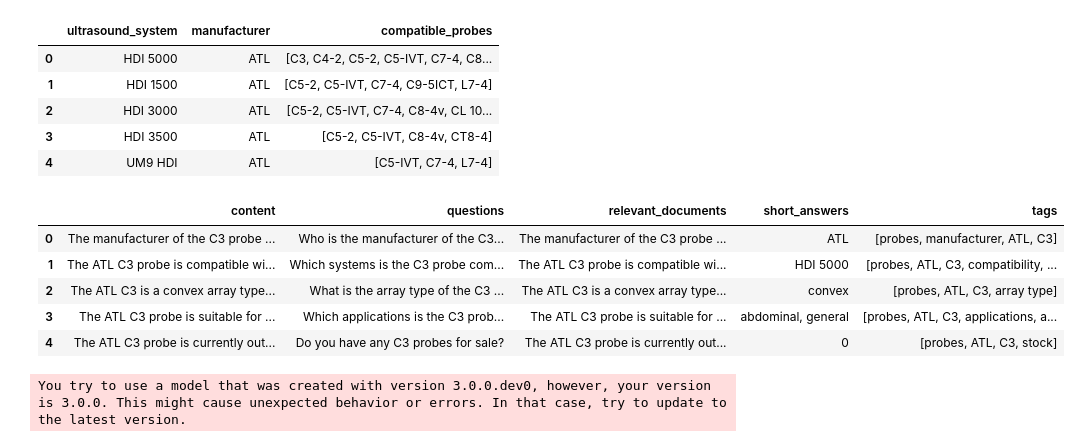
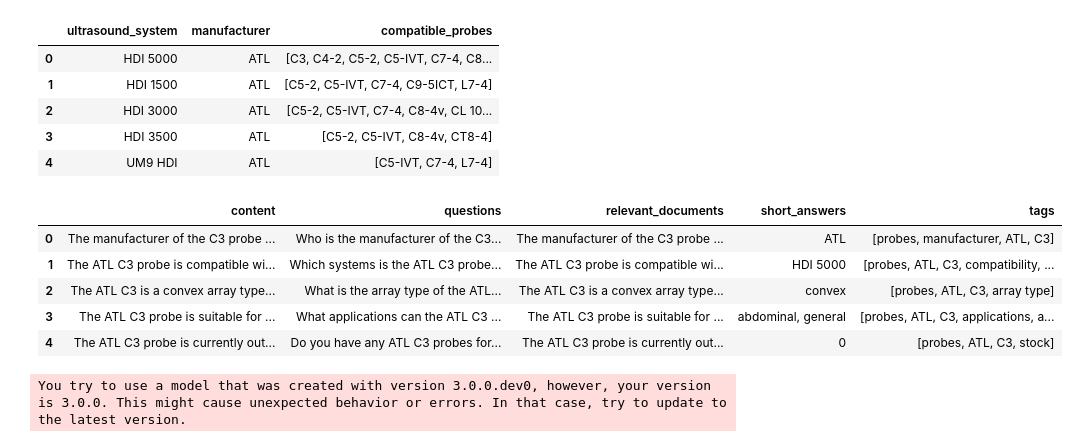
Before and after one commit to dennisvdang/QA-Retrieval-System, a Jupyter notebook: notebooks/qa_system.ipynb, the cells around one changed output. Cells and saved outputs as stored; diff of their text form; code cells hidden in the pictures.

```diff
--- a/notebooks/qa_system.ipynb
+++ b/notebooks/qa_system.ipynb
@@ -78,14 +78,14 @@ def generate_probe_info(row):
     # Compatible Systems
     compatible_systems = ', '.join(row['Compatible_Systems'])
     descriptions.append(f"The {row['Manufacturer']} {row['Probe_Model']} probe is compatible with the following systems: {compatible_systems}.")
-    questions.append(f"Which systems is the {row['Probe_Model']} probe compatible with?")
+    questions.append(f"Which systems is the {row['Manufacturer']} {row['Probe_Model']} probe compatible with?")
     answers.append(compatible_systems)
     relevant_documents.append(f"The {row['Manufacturer']} {row['Probe_Model']} probe is compatible with the following systems: {compatible_systems}.")
     tags.append(['probes', row['Manufacturer'], row['Probe_Model'], 'compatibility', compatible_systems])
 
     # Array Type
     descriptions.append(f"The {row['Manufacturer']} {row['Probe_Model']} is a {row['Array_Type']} array type probe.")
-    questions.append(f"What is the array type of the {row['Probe_Model']} probe?")
+    questions.append(f"What is the array type of the {row['Manufacturer']} {row['Probe_Model']} probe?")
     answers.append(row['Array_Type'])
     relevant_documents.append(f"The {row['Manufacturer']} {row['Probe_Model']} is a {row['Array_Type']} array type probe.")
     tags.append(['probes', row['Manufacturer'], row['Probe_Model'], 'array type'])
@@ -93,7 +93,7 @@ def generate_probe_info(row):
     # Applications
     applications = ', '.join(row['Applications'])
     descriptions.append(f"The {row['Manufacturer']} {row['Probe_Model']} probe is suitable for the following applications: {applications}.")
-    questions.append(f"Which applications is the {row['Probe_Model']} probe suitable for?")
+    questions.append(f"What applications can the {row['Manufacturer']} {row['Probe_Model']} probe be used for?")
     answers.append(applications)
     relevant_documents.append(f"The {row['Manufacturer']} {row['Probe_Model']} probe is suitable for the following applications: {applications}.")
     tags.append(['probes', row['Manufacturer'], row['Probe_Model'], "applications", applications])
@@ -103,14 +103,14 @@ def generate_probe_info(row):
         descriptions.append(f"The {row['Manufacturer']} {row['Probe_Model']} probe is currently in stock and available for sale.")
     else:
         descriptions.append(f"The {row['Manufacturer']} {row['Probe_Model']} probe is currently out of stock or not available for sale.")
-    questions.append(f"Do you have any {row['Probe_Model']} probes for sale?")
+    questions.append(f"Do you have any {row['Manufacturer']} {row['Probe_Model']} probes for sale?")
     answers.append(row['Stock'])
     relevant_documents.append(f"The {row['Manufacturer']} {row['Probe_Model']} probe is currently {'in stock and available for sale' if row['Stock'] > 0 else 'out of stock or not available for sale'}.")
     tags.append(['probes', row['Manufacturer'], row['Probe_Model'], 'stock'])
 
     # Frequency Range
     descriptions.append(f"The frequency range of the {row['Manufacturer']} {row['Probe_Model']} probe is {row['Min_Frequency']} - {row['Max_Frequency']} MHz.")
-    questions.append(f"What is the frequency range of the {row['Probe_Model']} probe?")
+    questions.append(f"What is the frequency range of the {row['Manufacturer']} {row['Probe_Model']} probe?")
     answers.append(f"{row['Min_Frequency']} - {row['Max_Frequency']} MHz")
     relevant_documents.append(f"The frequency range of the {row['Manufacturer']} {row['Probe_Model']} probe is {row['Min_Frequency']} - {row['Max_Frequency']} MHz.")
     tags.append(['probes', row['Manufacturer'], row['Probe_Model'], 'frequency'])
@@ -137,7 +137,7 @@ def generate_system_description(row):
 
     # System compatible probes
     compatible_probes = ', '.join(row['compatible_probes'])
-    description = f"The {row['manufacturer']} {row['ultrasound_system']} ultrasound system is compatible with the following probes: {compatible_probes}."
+    description = f"The {row['manufacturer']} {row['ultrasound_system']} ultrasound system is compatible with the following {row['manufacturer']} probes: {compatible_probes}."
     descriptions.append(description)
     questions.append(f"Which probes is the {row['manufacturer']} {row['ultrasound_system']} ultrasound system compatible with?")
     answers.append(compatible_probes)
@@ -145,37 +145,37 @@ def generate_system_description(row):
     tags.append([row['manufacturer'], row['ultrasound_system'], 'compatibility', 'systems', compatible_probes])
 
     return descriptions, questions, answers, relevant_documents, tags
 
 # Apply the probe function and directly unpack into separate lists
 probe_descriptions, probe_questions, probe_answers, probe_relevant_documents, probe_tags = zip(*probes_df.apply(generate_probe_info, axis=1))
 
 # Apply the system function and directly unpack into separate lists
 system_descriptions, system_questions, system_answers, system_relevant_documents, system_tags = zip(*systems_df.apply(generate_system_description, axis=1))
 
 # Flatten the lists since each element is a list of items
 all_contents = [item for sublist in (probe_descriptions + system_descriptions) for item in sublist]
 all_questions = [item for sublist in (probe_questions + system_questions) for item in sublist]
 all_answers = [item for sublist in (probe_answers + system_answers) for item in sublist]
 all_relevant_documents = [item for sublist in (probe_relevant_documents + system_relevant_documents) for item in sublist]
 all_tags = [item for sublist in (probe_tags + system_tags) for item in sublist]
 
 # Create a DataFrame from these lists
 documents_df = pd.DataFrame({
     'content': all_contents,
     'questions': all_questions,
     'relevant_documents': all_relevant_documents,
     'short_answers': all_answers,
     'tags': all_tags
 })
 
 documents_df.head()
 # %% [output]
 |  | content | questions | relevant_documents | short_answers | tags |
 | 0 | The manufacturer of the C3 probe ... | Who is the manufacturer of the C3... | The manufacturer of the C3 probe ... | ATL | [probes, manufacturer, ATL, C3] |
-| 1 | The ATL C3 probe is compatible wi... | Which systems is the C3 probe com... | The ATL C3 probe is compatible wi... | HDI 5000 | [probes, ATL, C3, compatibility, ... |
-| 2 | The ATL C3 is a convex array type... | What is the array type of the C3 ... | The ATL C3 is a convex array type... | convex | [probes, ATL, C3, array type] |
-| 3 | The ATL C3 probe is suitable for ... | Which applications is the C3 prob... | The ATL C3 probe is suitable for ... | abdominal, general | [probes, ATL, C3, applications, a... |
-| 4 | The ATL C3 probe is currently out... | Do you have any C3 probes for sale? | The ATL C3 probe is currently out... | 0 | [probes, ATL, C3, stock] |
+| 1 | The ATL C3 probe is compatible wi... | Which systems is the ATL C3 probe... | The ATL C3 probe is compatible wi... | HDI 5000 | [probes, ATL, C3, compatibility, ... |
+| 2 | The ATL C3 is a convex array type... | What is the array type of the ATL... | The ATL C3 is a convex array type... | convex | [probes, ATL, C3, array type] |
+| 3 | The ATL C3 probe is suitable for ... | What applications can the ATL C3 ... | The ATL C3 probe is suitable for ... | abdominal, general | [probes, ATL, C3, applications, a... |
+| 4 | The ATL C3 probe is currently out... | Do you have any ATL C3 probes for... | The ATL C3 probe is currently out... | 0 | [probes, ATL, C3, stock] |
 # %%
 # Load the models
 models = {
```
Also changed, not shown: parts of 9 cells of this notebook, 2 other files.
